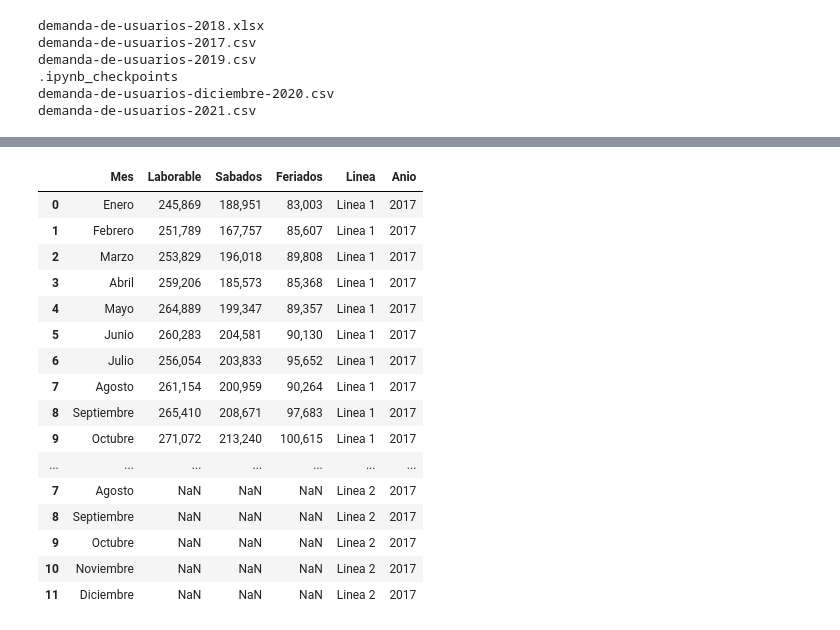
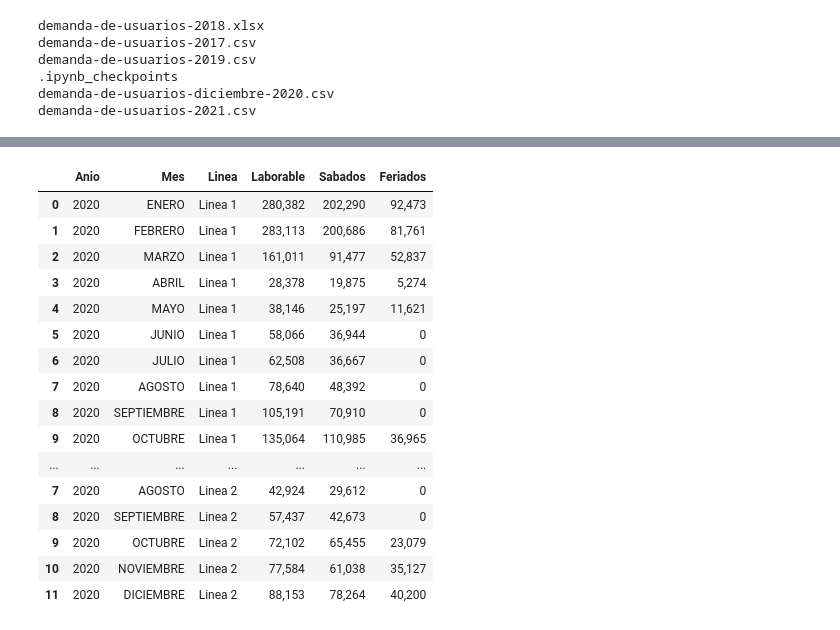
Before and after one commit to PabloJRW/metro-de-panama, a Jupyter notebook: preprocessing.ipynb, the cells around one changed output, grey strips where cells are left out. Cells and saved outputs as stored; diff of their text form; code cells hidden in the pictures.

```diff
--- a/preprocessing.ipynb
+++ b/preprocessing.ipynb
@@ -172,3 +221,4 @@ def split_lineas(df):
     return l1, l2
 # %%
-demanda2017 = split_lineas(demanda_2017)
+demanda2020 = split_lineas(demanda_2020)
+demanda2020
@@ -175,5 +243,7 @@ demanda2017 = split_lineas(demanda_2017)
 # %%
 def df_joiner(df, anio):
+    """ Concatena el los dataframes de Línea 1 y Línea 2.
+        Asigna el año correspondiente a los datos"""
 
     if len(df) == 1:
         df['Anio'] = str(anio)
@@ -182,4 +252,5 @@ def df_joiner(df, anio):
         df['Anio'] = str(anio)
     return df
 # %%
-dem2017 = df_joiner(demanda2017, 2017)
+dem2020 = df_joiner(demanda2020, 2020)
+dem2020
@@ -186,34 +275,39 @@ dem2017 = df_joiner(demanda2017, 2017)
 # %%
 def rename_columns(df):
+    """ Reemplaza el nombre de las columnas.
+        Reordena el orden de las columnnas"""
+
     columns_names = {'Demanda Laborable': 'Laborable',
-                 'Demanda Sábados' : 'Sabados',
-                 'Demanda Feriados' : 'Feriados'}
+                     'Demanda Sábados' : 'Sabados',
+                     'Demanda Feriados' : 'Feriados'
+                    }
 
-    columns_order = [['Linea','Anio','Mes','Laborable','Sabados','Feriados']]
     df.rename(columns=columns_names, inplace=True)
+    columns_order = ['Anio','Mes','Linea','Laborable','Sabados','Feriados']
+    df = df[columns_order]
     df.rename_axis(None, axis=1, inplace=True)
 
     return df
 # %%
-ass= rename_columns(dem2017)
-ass
+dem2020= rename_columns(dem2020)
+dem2020
 # %% [output]
-|  | Mes | Laborable | Sabados | Feriados | Linea | Anio |
-| 0 | Enero | 245,869 | 188,951 | 83,003 | Linea 1 | 2017 |
-| 1 | Febrero | 251,789 | 167,757 | 85,607 | Linea 1 | 2017 |
-| 2 | Marzo | 253,829 | 196,018 | 89,808 | Linea 1 | 2017 |
-| 3 | Abril | 259,206 | 185,573 | 85,368 | Linea 1 | 2017 |
-| 4 | Mayo | 264,889 | 199,347 | 89,357 | Linea 1 | 2017 |
-| 5 | Junio | 260,283 | 204,581 | 90,130 | Linea 1 | 2017 |
-| 6 | Julio | 256,054 | 203,833 | 95,652 | Linea 1 | 2017 |
-| 7 | Agosto | 261,154 | 200,959 | 90,264 | Linea 1 | 2017 |
-| 8 | Septiembre | 265,410 | 208,671 | 97,683 | Linea 1 | 2017 |
-| 9 | Octubre | 271,072 | 213,240 | 100,615 | Linea 1 | 2017 |
+|  | Anio | Mes | Linea | Laborable | Sabados | Feriados |
+| 0 | 2020 | ENERO | Linea 1 | 280,382 | 202,290 | 92,473 |
+| 1 | 2020 | FEBRERO | Linea 1 | 283,113 | 200,686 | 81,761 |
+| 2 | 2020 | MARZO | Linea 1 | 161,011 | 91,477 | 52,837 |
+| 3 | 2020 | ABRIL | Linea 1 | 28,378 | 19,875 | 5,274 |
+| 4 | 2020 | MAYO | Linea 1 | 38,146 | 25,197 | 11,621 |
+| 5 | 2020 | JUNIO | Linea 1 | 58,066 | 36,944 | 0 |
+| 6 | 2020 | JULIO | Linea 1 | 62,508 | 36,667 | 0 |
+| 7 | 2020 | AGOSTO | Linea 1 | 78,640 | 48,392 | 0 |
+| 8 | 2020 | SEPTIEMBRE | Linea 1 | 105,191 | 70,910 | 0 |
+| 9 | 2020 | OCTUBRE | Linea 1 | 135,064 | 110,985 | 36,965 |
 | ... | ... | ... | ... | ... | ... | ... |
-| 7 | Agosto | NaN | NaN | NaN | Linea 2 | 2017 |
-| 8 | Septiembre | NaN | NaN | NaN | Linea 2 | 2017 |
-| 9 | Octubre | NaN | NaN | NaN | Linea 2 | 2017 |
-| 10 | Noviembre | NaN | NaN | NaN | Linea 2 | 2017 |
-| 11 | Diciembre | NaN | NaN | NaN | Linea 2 | 2017 |
+| 7 | 2020 | AGOSTO | Linea 2 | 42,924 | 29,612 | 0 |
+| 8 | 2020 | SEPTIEMBRE | Linea 2 | 57,437 | 42,673 | 0 |
+| 9 | 2020 | OCTUBRE | Linea 2 | 72,102 | 65,455 | 23,079 |
+| 10 | 2020 | NOVIEMBRE | Linea 2 | 77,584 | 61,038 | 35,127 |
+| 11 | 2020 | DICIEMBRE | Linea 2 | 88,153 | 78,264 | 40,200 |
 # %%
 def datetime_transformer(df):
```
Also changed, not shown: parts of 15 cells of this notebook, 8 other files.
